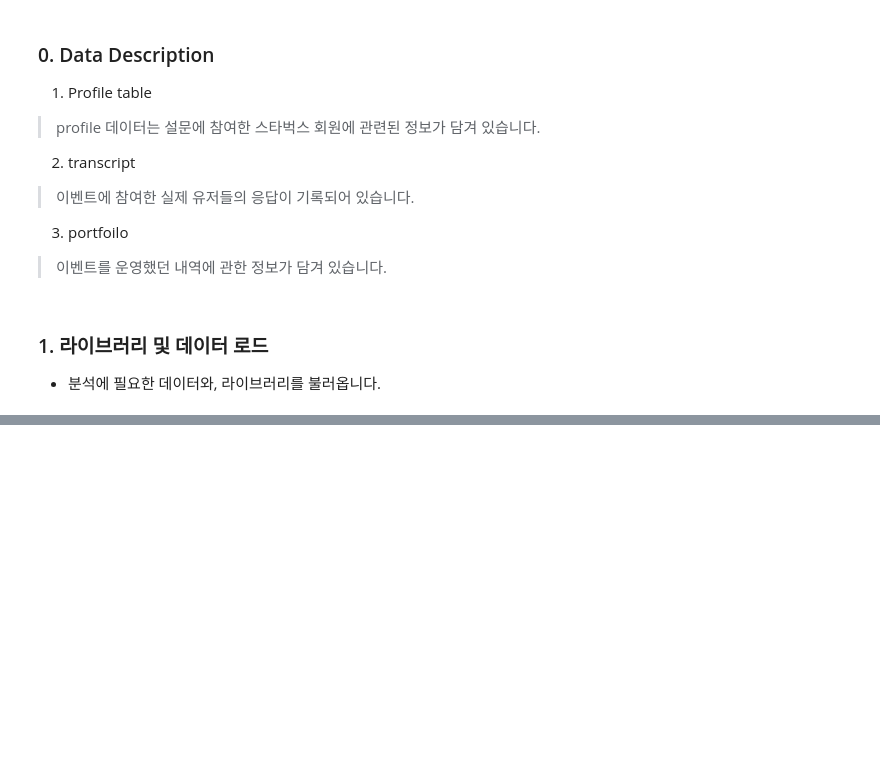
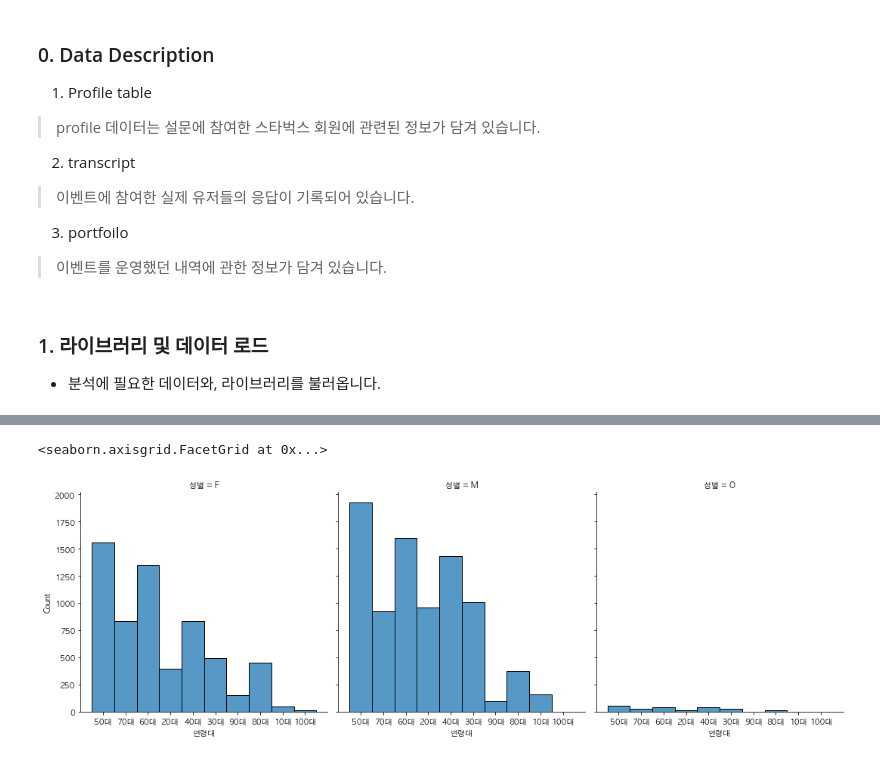
Before and after one commit to jjeori/starbucks-analysis, a Jupyter notebook: Starbucks Survey EDA.ipynb, the cells around one changed output, grey strips where cells are left out. Cells and saved outputs as stored; diff of their text form; code cells hidden in the pictures; blank space fills up the shorter version.

```diff
--- a/Starbucks Survey EDA.ipynb
+++ b/Starbucks Survey EDA.ipynb
@@ -235,0 +387,40 @@ transcript_time.plot.bar(figsize = (20, 10))
+# %%
+# 연령대별로 분리하기
+# Serise라면 for을 통해서 값을 list에 추가할 수 있다.
+# 목적은 각 연령대별로 어느 연령대가 많이 참여했는지 확인하기 위함
+
+def age_suction(ages):
+    ages_list = []
+
+    for age in ages:
+        if str(age)[0] == '1' and len(str(age)) == 2:
+            ages_list.append('10대')
+
+        elif str(age)[0] == '2':
+            ages_list.append('20대')
+
+        elif str(age)[0] == '3':
+            ages_list.append('30대')
+
+        elif str(age)[0] == '4':
+            ages_list.append('40대')
+
+        elif str(age)[0] == '5':
+            ages_list.append('50대')
+
+        elif str(age)[0] == '6':
+            ages_list.append('60대')
+
+        elif str(age)[0] == '7':
+            ages_list.append('70대')
+
+        elif str(age)[0] == '8':
+            ages_list.append('80대')
+
+        elif str(age)[0] == '9':
+            ages_list.append('90대')
+
+        elif len(str(age)) == 3:
+            ages_list.append('100대')
+
+    return ages_list
@@ -235,0 +451,5 @@ transcript_time.plot.bar(figsize = (20, 10))
+# %%
+sns.displot(data = profile, x = profile['연령대'], col = '성별')
+# %% [output]
+<seaborn.axisgrid.FacetGrid at 0x...>
+[figure, added]
```
Also changed, not shown: parts of 90 cells of this notebook, 3 other files.
